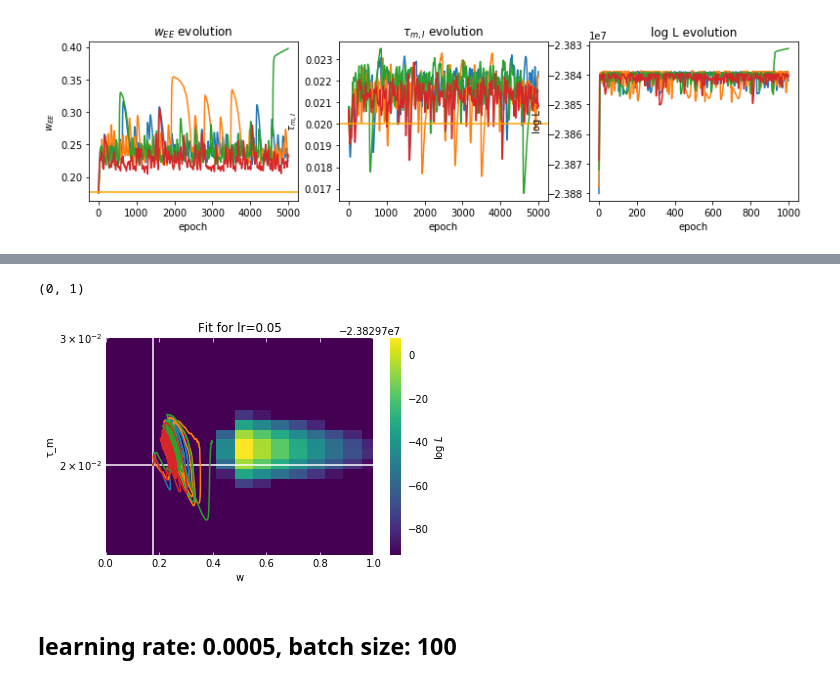
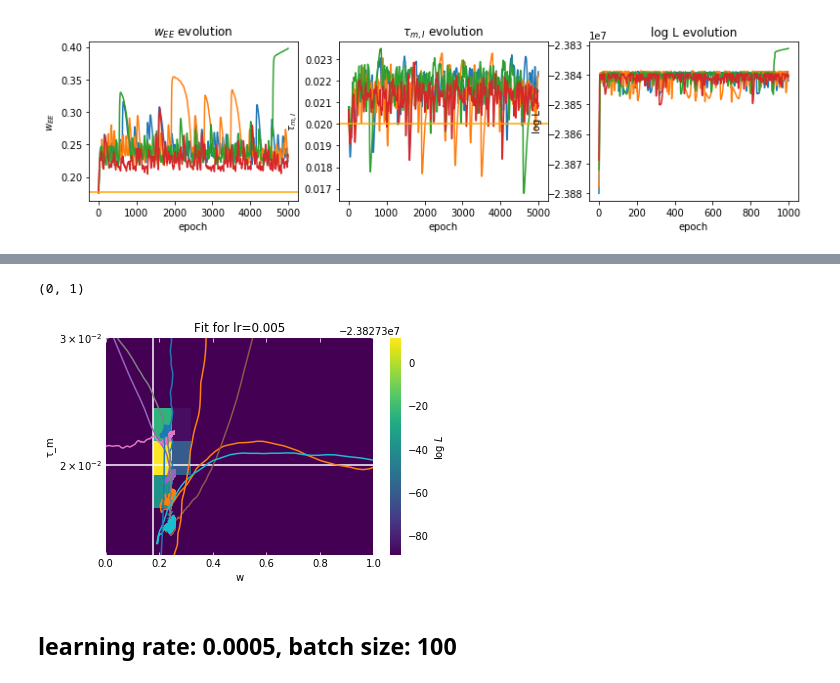
Before and after one commit to mackelab/mesoGIF, a Jupyter notebook: Fits.ipynb, the cells around one changed output, grey strips where cells are left out. Saved outputs shown, nothing was run; the diff lists cells and outputs as text; code cells hidden in the pictures.

```diff
--- a/Fits.ipynb
+++ b/Fits.ipynb
@@ -191,3 +203,5 @@ def plot_evol(sgds, lr, batch):
             plt.plot(sgd.get_evol()['logL'])
     plt.xlabel("epoch")
     plt.ylabel("log L")
+# %%
+sgd = list(sgds_initrnd.values())[0]
@@ -193,0 +259,3 @@ def plot_evol(sgds, lr, batch):
+# %%
+for key, sgd in sgds_initrnd.items():
+    print(key, "  ---  ", sgd.param_evol[mfmodelT.params.w][-1][0,0])
@@ -193,0 +414,3 @@ def plot_evol(sgds, lr, batch):
+# %%
+logL = HeatMap.from_raw(io.loadraw("data/short_adap/likelihoods/fsgif_no-input_8s_314seed_loglikelihood_theano.sir"))
+logL.set_floor(logL.max()-100)
@@ -200,4 +467,4 @@ plot_evol(0.005, 100)
 # %%
-for key, sgd in sgds.items():
+for key, sgd in sgds_initrnd.items():
     if key.lr == 0.005 and key.batch == 100:
         sgd.verify_transforms()
@@ -217,18 +471,18 @@ Press y to confirm that these transforms are not malicious.y
 # %%
-plt.title("Fit for lr=0.05")
+plt.title("Fit for lr=0.005")
 
 anlz.plot(logL)
-for key, sgd in sgds.items():
+for key, sgd in sgds_initrnd.items():
     if key.lr == 0.005 and key.batch == 100:
         sgd.plot_param_evol_overlay(logL)
 plt.axvline(sgd.trueparams[mfmodelT.params.w][0,0], color='white', zorder=1)
 plt.axhline(sgd.trueparams[mfmodelT.params.τ_m][1], color='white', zorder=1)
 
 plt.ylim((0.015, 0.03))
 plt.xlim((0, 1))
 # %% [output]
 (0, 1)
-[figure, old version]
+[figure, new version]
 # %% [markdown]
 ## learning rate: 0.0005, batch size: 100
 # %%
```
Also changed, not shown: parts of 48 cells of this notebook, 6 other files.
